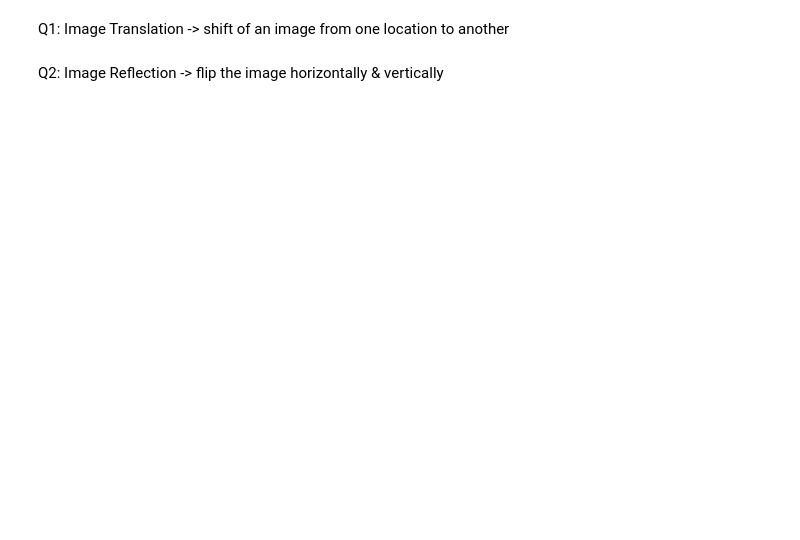
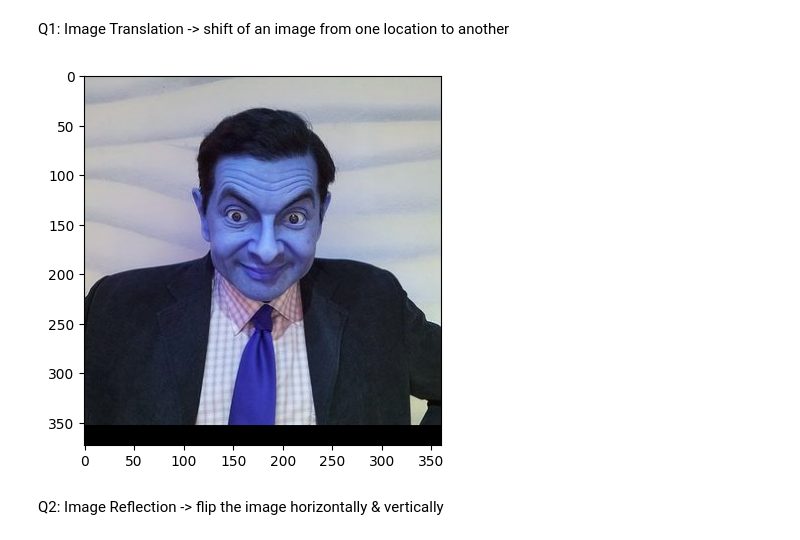
Before and after one commit to spring-jo/imageprocessing, a Jupyter notebook: tasks/task1.ipynb, the cells around one changed output. Drawn from its saved outputs; the diff is of its cells as text; code cells hidden in the pictures; blank space fills up the shorter version.

```diff
--- a/tasks/task1.ipynb
+++ b/tasks/task1.ipynb
@@ -18,3 +12,12 @@ Q1: Image Translation -> shift of an image from one location to another
+# %%
+#start code
+import numpy as np
+shifted_bean = cv2.warpAffine(bean, np.float32([[1, 0, 0], [0, 1, -20]]), (bean.shape[1], bean.shape[0]))
+plt.imshow(shifted_bean)
+plt.show()
+#end code
+# %% [output]
+[figure, added]
 # %% [markdown]
 Q2: Image Reflection -> flip the image horizontally & vertically
 # %%
```
Also changed, not shown: parts of 4 cells of this notebook.
